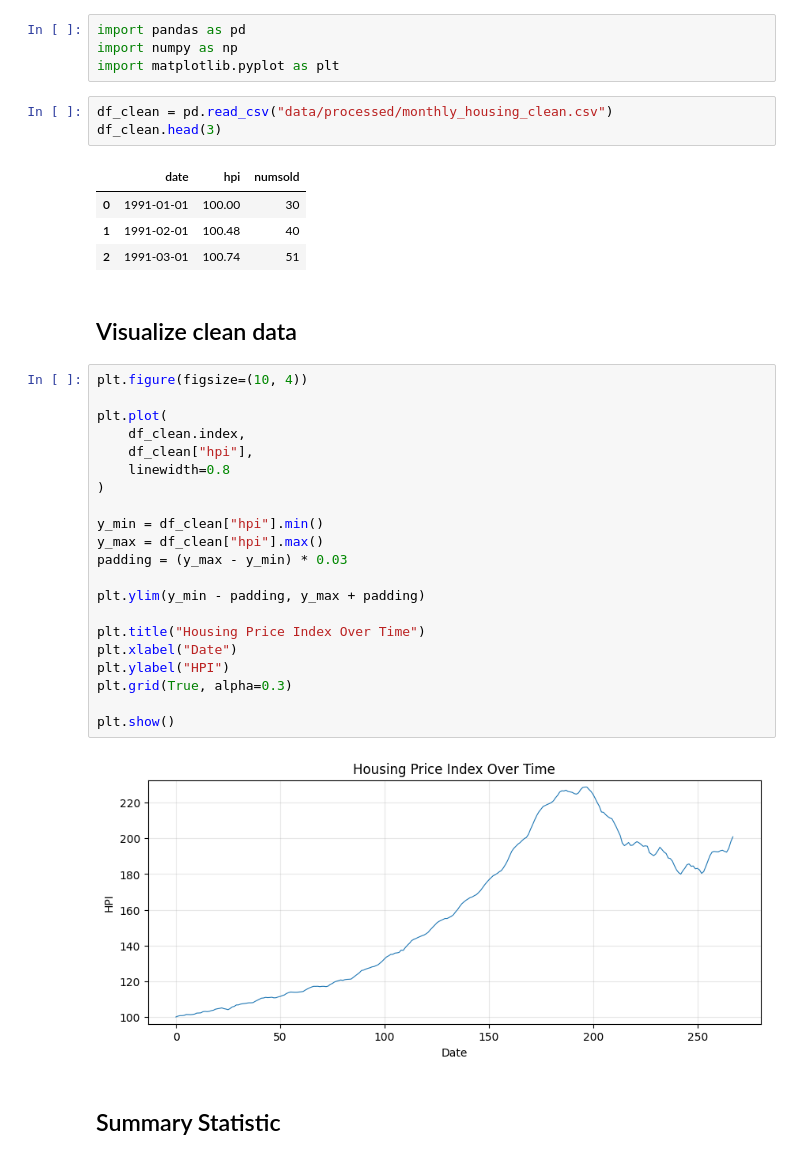
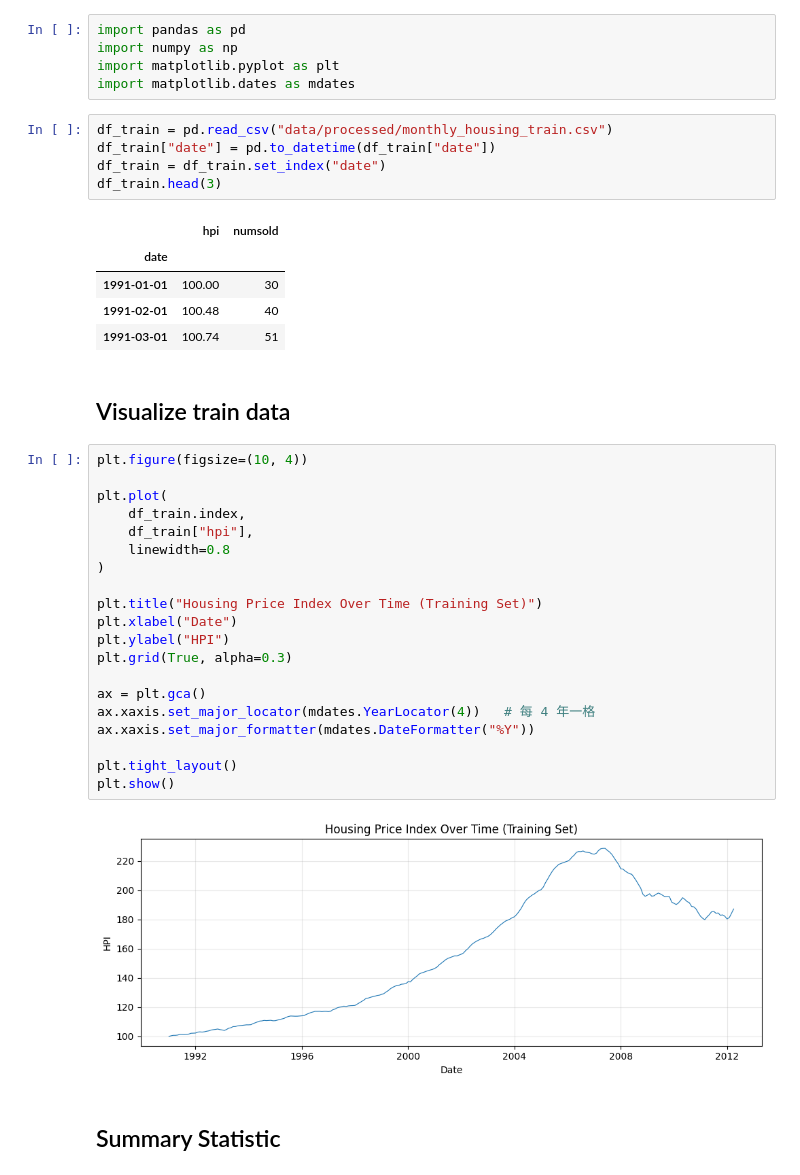
Before and after one commit to ricki0313/2026-time-series_US-housing-price-index-forecasting, a Jupyter notebook: 02_eda.ipynb, the cells around one changed output. Saved outputs shown, nothing was run; the diff lists cells and outputs as text.

```diff
--- a/02_eda.ipynb
+++ b/02_eda.ipynb
@@ -2,39 +2,42 @@
 import pandas as pd
 import numpy as np
 import matplotlib.pyplot as plt
+import matplotlib.dates as mdates
 # %%
-df_clean = pd.read_csv("data/processed/monthly_housing_clean.csv")
-df_clean.head(3)
+df_train = pd.read_csv("data/processed/monthly_housing_train.csv")
+df_train["date"] = pd.to_datetime(df_train["date"])
+df_train = df_train.set_index("date")
+df_train.head(3)
 # %% [output]
-|  | date | hpi | numsold |
-| 0 | 1991-01-01 | 100.00 | 30 |
-| 1 | 1991-02-01 | 100.48 | 40 |
-| 2 | 1991-03-01 | 100.74 | 51 |
+|  | hpi | numsold |
+| date |  |  |
+| 1991-01-01 | 100.00 | 30 |
+| 1991-02-01 | 100.48 | 40 |
+| 1991-03-01 | 100.74 | 51 |
 # %% [markdown]
-## Visualize clean data
+## Visualize train data
 # %%
 plt.figure(figsize=(10, 4))
 
 plt.plot(
-    df_clean.index,
-    df_clean["hpi"],
+    df_train.index,
+    df_train["hpi"],
     linewidth=0.8
 )
 
-y_min = df_clean["hpi"].min()
-y_max = df_clean["hpi"].max()
-padding = (y_max - y_min) * 0.03
-
-plt.ylim(y_min - padding, y_max + padding)
-
-plt.title("Housing Price Index Over Time")
+plt.title("Housing Price Index Over Time (Training Set)")
 plt.xlabel("Date")
 plt.ylabel("HPI")
 plt.grid(True, alpha=0.3)
 
+ax = plt.gca()
+ax.xaxis.set_major_locator(mdates.YearLocator(4))   # 每 4 年一格
+ax.xaxis.set_major_formatter(mdates.DateFormatter("%Y"))
+
+plt.tight_layout()
 plt.show()
 # %% [output]
-[figure, old version]
+[figure, new version]
 # %% [markdown]
 ## Summary Statistic
 # %%
```
Also changed, not shown: parts of 1 cell of this notebook, 15 other files.
